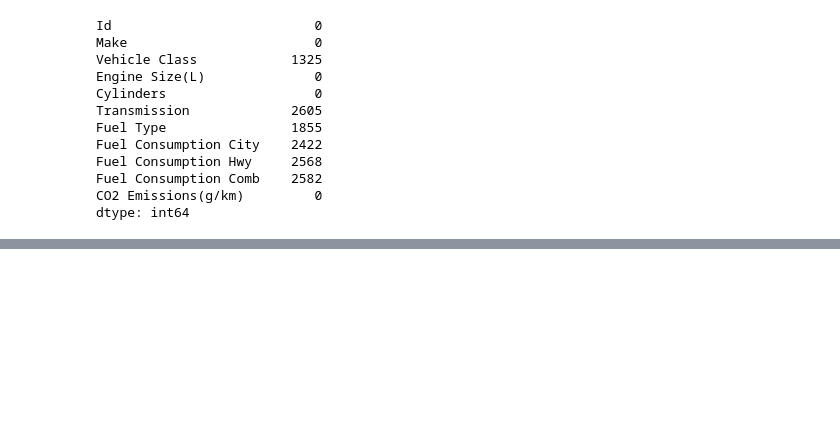
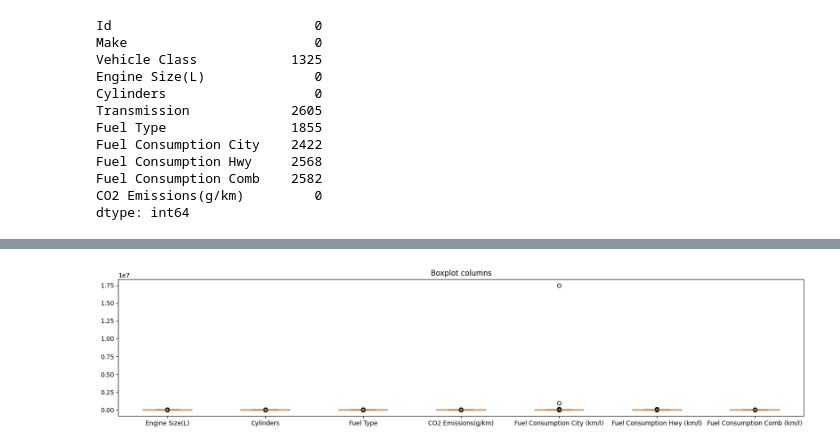
Before and after one commit to dikaizm/data-slayer, a Jupyter notebook: notebooks/1.0-data-exploration.ipynb, the cells around one changed output, grey strips where cells are left out. Drawn from its saved outputs; the diff is of its cells as text; code cells hidden in the pictures; blank space fills up the shorter version.

```diff
--- a/notebooks/1.0-data-exploration.ipynb
+++ b/notebooks/1.0-data-exploration.ipynb
@@ -190,5 +189,9 @@ Distribusi data skewed ke kiri
 # %%
-# Fill missing values dari kolom 'Engine Size(L)' dengan nilai median
-df['Engine Size(L)'] = pd.to_numeric(df['Engine Size(L)'], errors='coerce')
-med_val = df['Engine Size(L)'].median()
-df['Engine Size(L)'].fillna(med_val, inplace=True)
+# Fill missing values dari kolom numerik dengan nilai mean
+train['Engine Size(L)'] = pd.to_numeric(train['Engine Size(L)'], errors='coerce')
+med_val = train['Engine Size(L)'].mean()
+train['Engine Size(L)'].fillna(med_val, inplace=True)
+
+train['Cylinders'] = pd.to_numeric(train['Cylinders'], errors='coerce')
+med_val = train['Cylinders'].mean()
+train['Cylinders'].fillna(med_val, inplace=True)
@@ -246,0 +354,12 @@ Name: count, dtype: int64
+# %%
+# Boxplot IQR to visualize outliers
+exclude_cols = ['Make', 'Vehicle Class', 'Transmission', 'Id']
+cols_to_plot = [col for col in train.columns if col not in exclude_cols]
+data_to_plot = [train[col].dropna().values for col in cols_to_plot]
+
+plt.figure(figsize=(20, 4))
+plt.boxplot(x=data_to_plot, labels=cols_to_plot)
+plt.title("Boxplot columns")
+plt.show()
+# %% [output]
+[figure, added]
```
Also changed, not shown: parts of 40 cells of this notebook, 7 other files.
